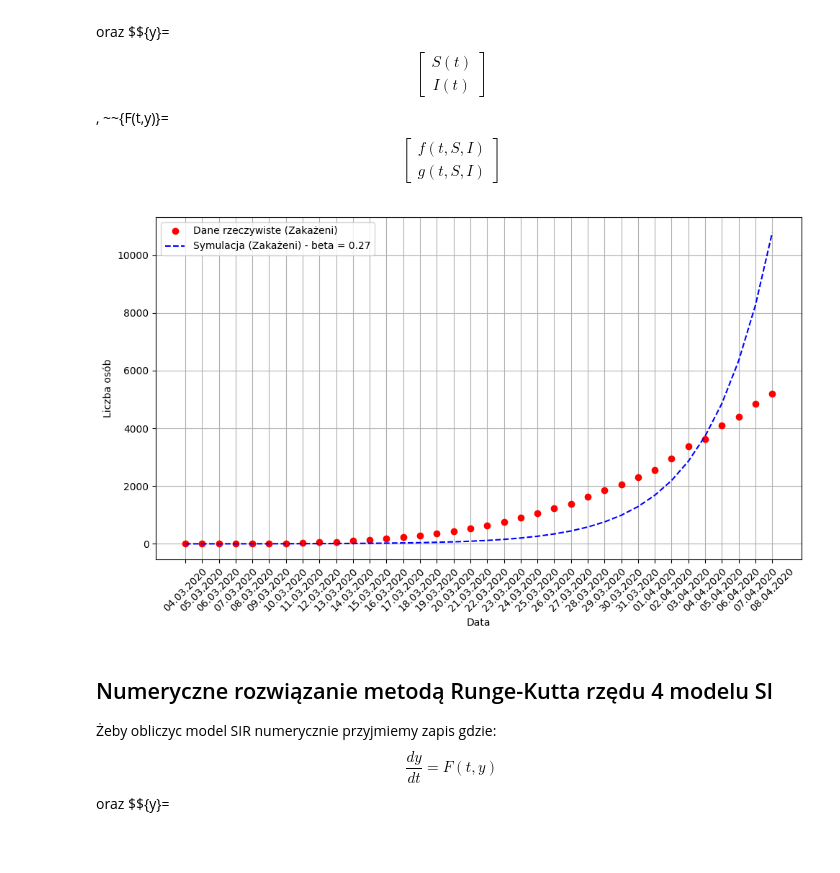
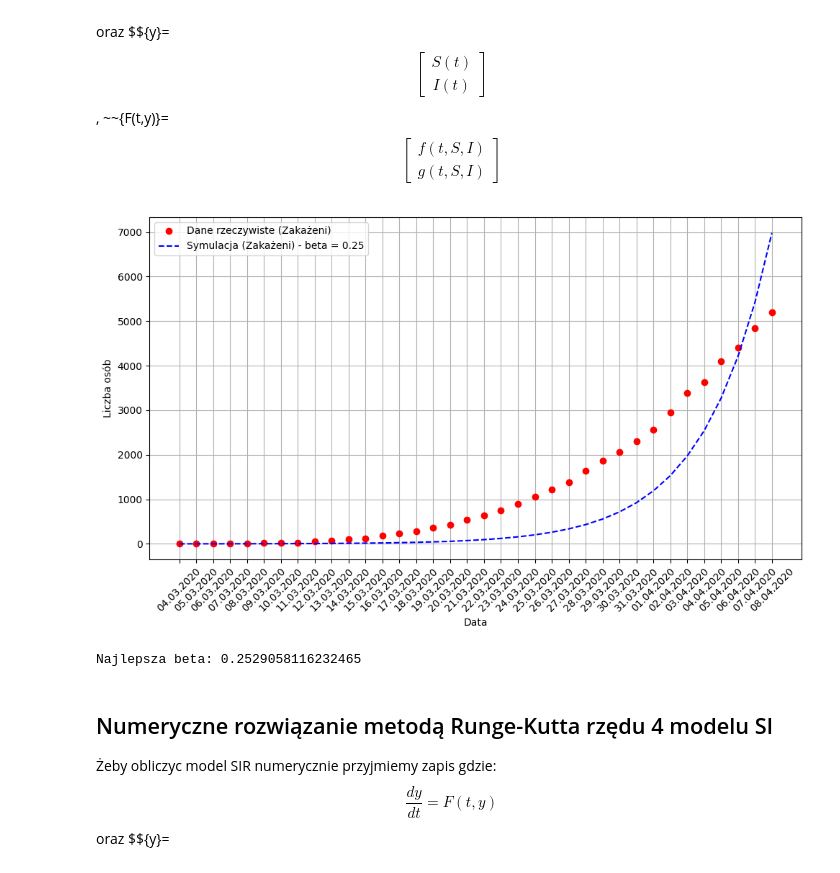
Before and after one commit to 277465/Modelowanie-Pandemii-Sars-cov-19, a Jupyter notebook: projekt.ipynb, the cells around one changed output. Saved outputs shown, nothing was run; the diff lists cells and outputs as text; code cells hidden in the pictures.

```diff
--- a/projekt.ipynb
+++ b/projekt.ipynb
@@ -430,6 +446,10 @@ f\left(t,S,I\right) \\
 g\left(t,S,I\right)
 \end{bmatrix}
 # %%
+import numpy as np
+import matplotlib.pyplot as plt
+from scipy.optimize import minimize
+
 # Funkcja dla modelu SI
 def f(S, I, beta, N):
     return -beta * S * I / N
@@ -446,41 +466,65 @@ def rk4_step(S, I, beta, N, h):
     k2_I = g(S + h * k1_S / 2, I + h * k1_I / 2, beta, N)
 
     k3_S = f(S + h * k2_S / 2, I + h * k2_I / 2, beta, N)
     k3_I = g(S + h * k2_S / 2, I + h * k2_I / 2, beta, N)
 
     k4_S = f(S + h * k3_S, I + h * k3_I, beta, N)
     k4_I = g(S + h * k3_S, I + h * k3_I, beta, N)
 
     # Klasyczna aktualizacja wartości
     S_new = S + h / 6 * (k1_S + 2 * k2_S + 2 * k3_S + k4_S)
     I_new = I + h / 6 * (k1_I + 2 * k2_I + 2 * k3_I + k4_I)
 
     return S_new, I_new
 
-# Warunki początkowe
+# Funkcja do obliczania MSE (średni błąd kwadratowy)
+def mse(beta):
+    S, I = n - infected_data[0], infected_data[0]
+    h = 1  # Krok czasowy (1 dzień)
+    I_vals = [I]
+
+    # Symulacja RK4
+    for t in range(1, len(dates)):
+        S, I = rk4_step(S, I, beta, n, h)
+        I_vals.append(I)
+
+    # Obliczenie MSE
+    return np.mean((np.array(I_vals) - np.array(infected_data))**2)
+
+# Poszukiwanie najlepszego beta
+beta_values = np.linspace(0.2, 0.5, 500)  # Siatka wartości beta od 0 do 2
+mse_values = [mse(beta) for beta in beta_values]  # Obliczenie MSE dla każdej wartości beta
+
+# Znalezienie najlepszego beta (najmniejszy MSE)
+best_beta = beta_values[np.argmin(mse_values)]
+
+# Symulacja z najlepszym beta
 S, I = n - infected_data[0], infected_data[0]
 h = 1  # Krok czasowy (1 dzień)
-S_vals, I_vals = [S], [I]
+Irksi = [I]  # Zmienna, do której zapisujemy wartości zakażonych
 
-# Symulacja RK4
+# Symulacja RK4 dla najlepszego beta
 for t in range(1, len(dates)):
     S, I = rk4_step(S, I, best_beta, n, h)
-    S_vals.append(S)
-    I_vals.append(I)
+    Irksi.append(I)  # Zapisanie wartości zakażonych do Irksi
 
-# Wykresy
+# Wizualizacja wyników
 plt.figure(figsize=(10, 6))
 plt.plot(dates, infected_data, 'o', label='Dane rzeczywiste (Zakażeni)', color='red')
-plt.plot(dates, I_vals, label=f'Symulacja (Zakażeni) - beta = {best_beta:.2f}', linestyle='--', color='blue')
+plt.plot(dates, Irksi, label=f'Symulacja (Zakażeni) - beta = {best_beta:.2f}', linestyle='--', color='blue')
 plt.xticks(rotation=45)
 plt.xlabel("Data")
 plt.ylabel("Liczba osób")
 plt.grid(True)
 plt.legend()
 plt.tight_layout()
 plt.show()
+
+# Wyświetlenie najlepszego beta
+print(f"Najlepsza beta: {best_beta}")
 # %% [output]
-[figure, old version]
+[figure, new version]
+Najlepsza beta: 0.2529058116232465
 # %% [markdown]
 ## Numeryczne rozwiązanie metodą Runge-Kutta rzędu 4 modelu SI
 Żeby obliczyc model SIR numerycznie przyjmiemy zapis gdzie:
```
Also changed, not shown: parts of 11 cells of this notebook.
